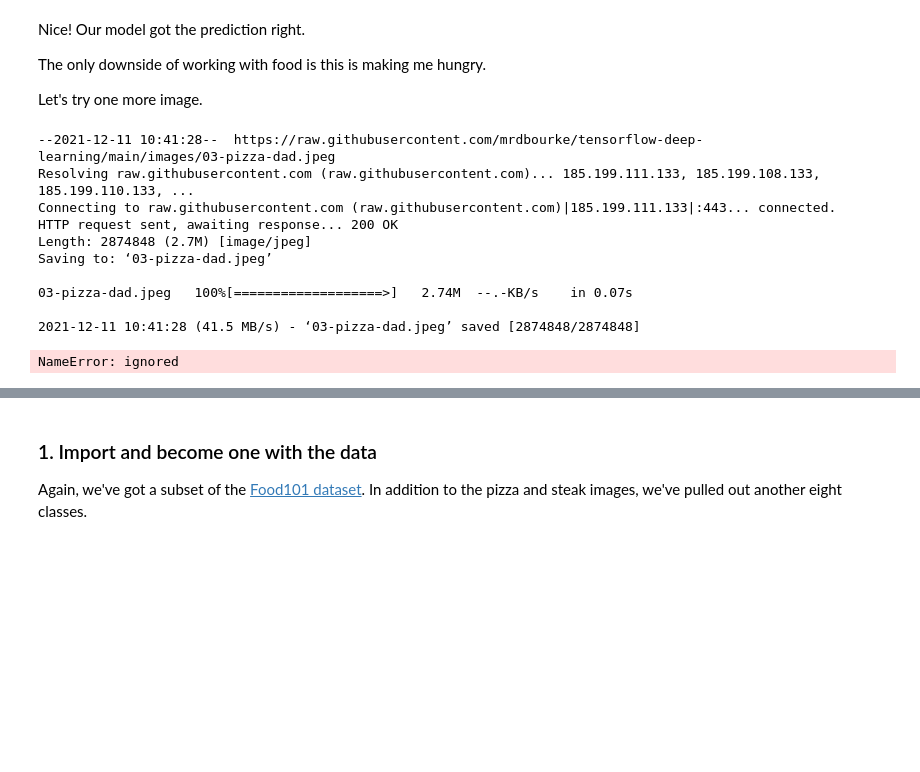
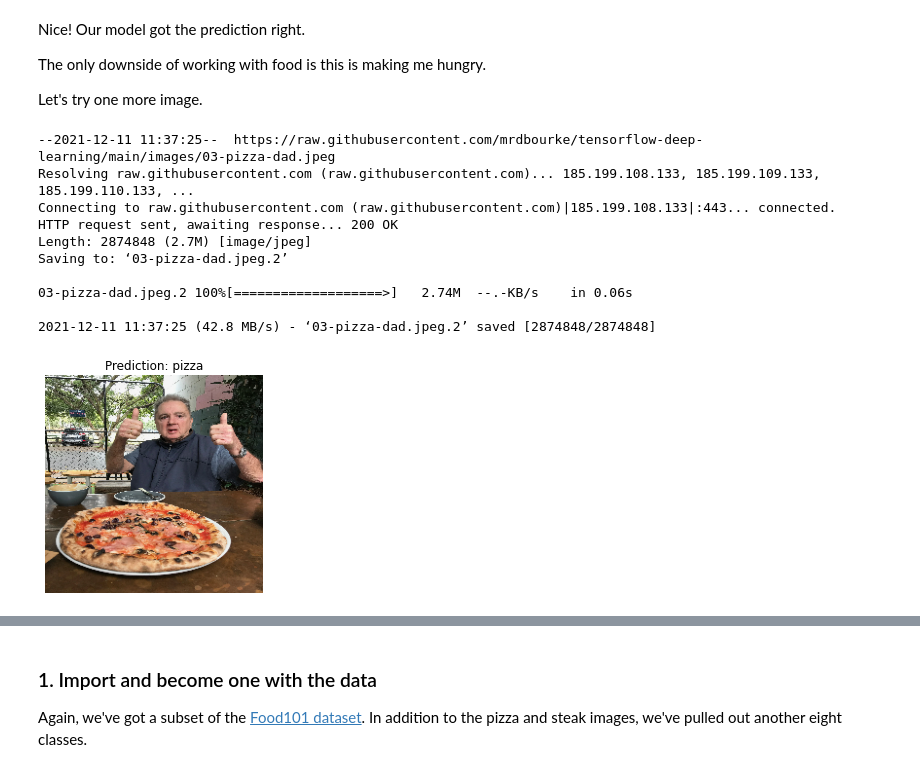
Before and after one commit to Nikitaion/TensorFlowLearning, a Jupyter notebook: 03_convolutional_neural_networks_in_tensorflow.ipynb, the cells around one changed output, grey strips where cells are left out. Drawn from its saved outputs; the diff is of its cells as text; code cells hidden in the pictures; blank space fills up the shorter version.

```diff
--- a/03_convolutional_neural_networks_in_tensorflow.ipynb
+++ b/03_convolutional_neural_networks_in_tensorflow.ipynb
@@ -169,6 +169,3 @@ class_names = np.array(sorted([item.name for item in data_dir.glob('*')])) # cre
 print(class_names)
 # %% [output]
 ['pizza' 'steak']
-# %%
-class_names = class_names[1:] # Remove DS_Store
-print(class_names)
@@ -1447,19 +1450,19 @@ Let's try one more image.
 # %%
 # Download another test image and make a prediction on it
 !wget https://raw.githubusercontent.com/mrdbourke/tensorflow-deep-learning/main/images/03-pizza-dad.jpeg
-pred_and_plot(model_8, "03-pizza-dad.jpeg", class_names)
+pred_and_plot(model_7, "03-pizza-dad.jpeg", class_names)
 # %% [output]
---2021-12-11 10:41:28--  https://raw.githubusercontent.com/mrdbourke/tensorflow-deep-learning/main/images/03-pizza-dad.jpeg
-Resolving raw.githubusercontent.com (raw.githubusercontent.com)... 185.199.111.133, 185.199.108.133, 185.199.110.133, ...
-Connecting to raw.githubusercontent.com (raw.githubusercontent.com)|185.199.111.133|:443... connected.
+--2021-12-11 11:37:25--  https://raw.githubusercontent.com/mrdbourke/tensorflow-deep-learning/main/images/03-pizza-dad.jpeg
+Resolving raw.githubusercontent.com (raw.githubusercontent.com)... 185.199.108.133, 185.199.109.133, 185.199.110.133, ...
+Connecting to raw.githubusercontent.com (raw.githubusercontent.com)|185.199.108.133|:443... connected.
 HTTP request sent, awaiting response... 200 OK
 Length: 2874848 (2.7M) [image/jpeg]
-Saving to: ‘03-pizza-dad.jpeg’
+Saving to: ‘03-pizza-dad.jpeg.2’
 
-03-pizza-dad.jpeg   100%[===================>]   2.74M  --.-KB/s    in 0.07s
+03-pizza-dad.jpeg.2 100%[===================>]   2.74M  --.-KB/s    in 0.06s
 
-2021-12-11 10:41:28 (41.5 MB/s) - ‘03-pizza-dad.jpeg’ saved [2874848/2874848]
+2021-12-11 11:37:25 (42.8 MB/s) - ‘03-pizza-dad.jpeg.2’ saved [2874848/2874848]
-NameError: ignored
+[figure, added]
 # %% [markdown]
 ## Multi-class Classification
 
```
Also changed, not shown: parts of 43 cells of this notebook.
